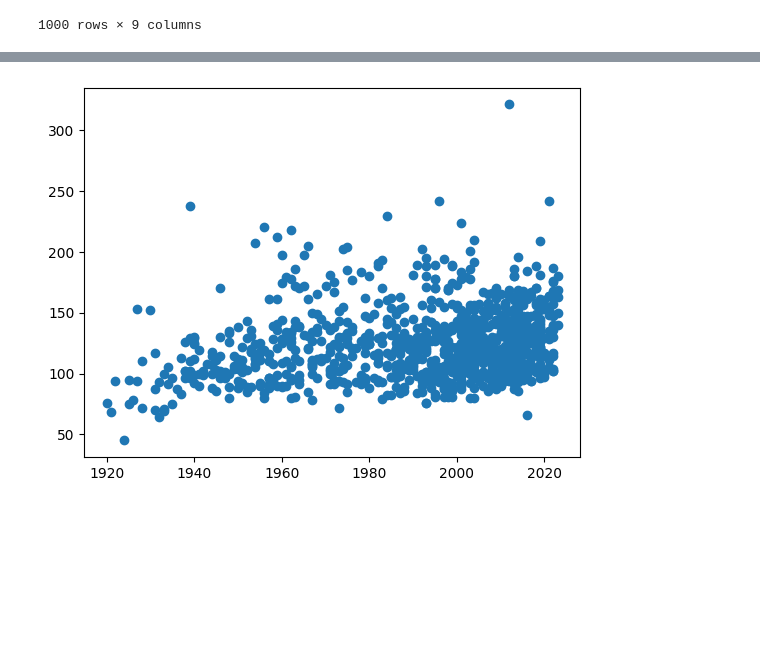
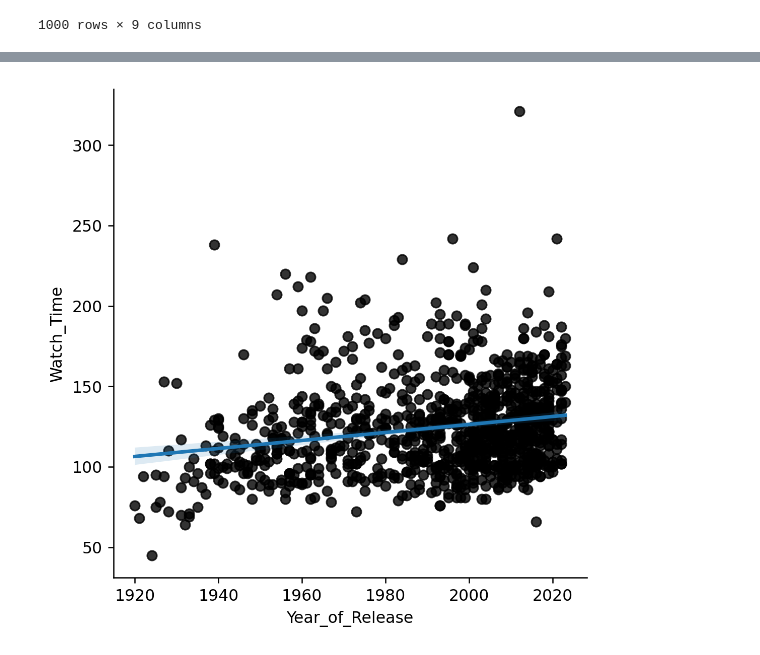
Before and after one commit to vjwua/ML_RegressionProj, a Jupyter notebook: ML_MoviesDB/Test.ipynb, the cells around one changed output, grey strips where cells are left out. Saved outputs shown, nothing was run; the diff lists cells and outputs as text; code cells hidden in the pictures; blank space fills up the shorter version.

```diff
--- a/ML_MoviesDB/Test.ipynb
+++ b/ML_MoviesDB/Test.ipynb
@@ -20,6 +21,6 @@ df
 | 999 | 999 | Celda 211 | 2009 | 113 | 7.6 | NaN | NaN | 69,464 | ... |
 1000 rows × 9 columns
 # %%
-df.drop(['Movie_Name', 'Description', 'Votes'], axis=1, inplace=True)
+df.drop(['ID', 'Movie_Name', 'Description', 'Votes'], axis=1, inplace=True)
 df
 # %% [output]
@@ -73,5 +92,5 @@ print(imputed_data)
 # %%
-plt.scatter(df.Year_of_Release, df.Watch_Time)
+sns.lmplot(x="Year_of_Release", y="Watch_Time", data=df, scatter_kws={"color": "#000"})
 plt.show()
 # %% [output]
-[figure, old version]
+[figure, new version]
```
Also changed, not shown: parts of 23 cells of this notebook, 2 other files.
